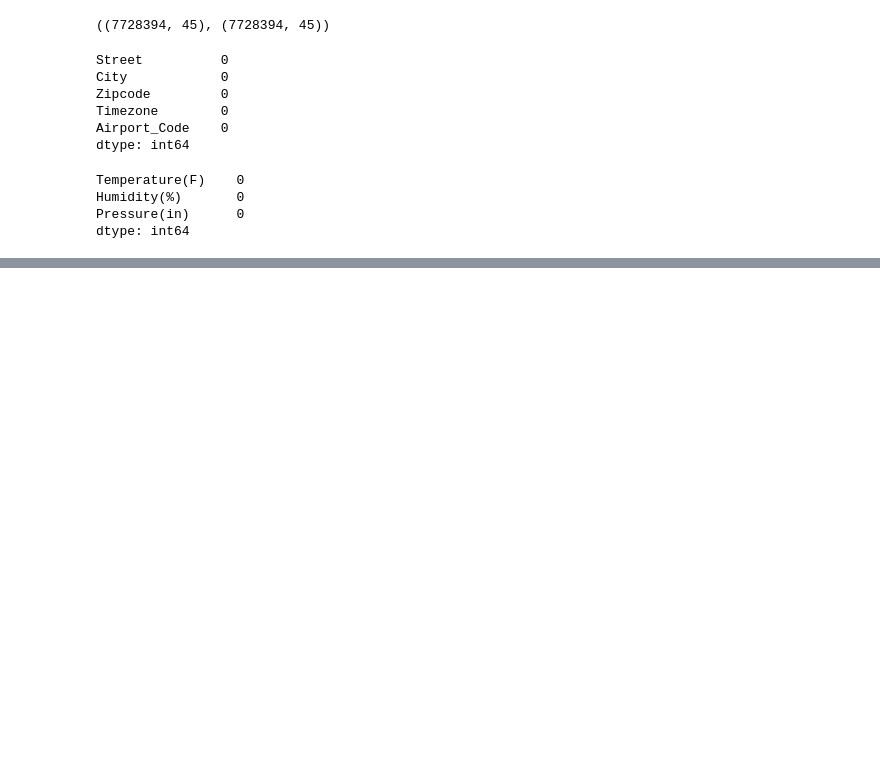
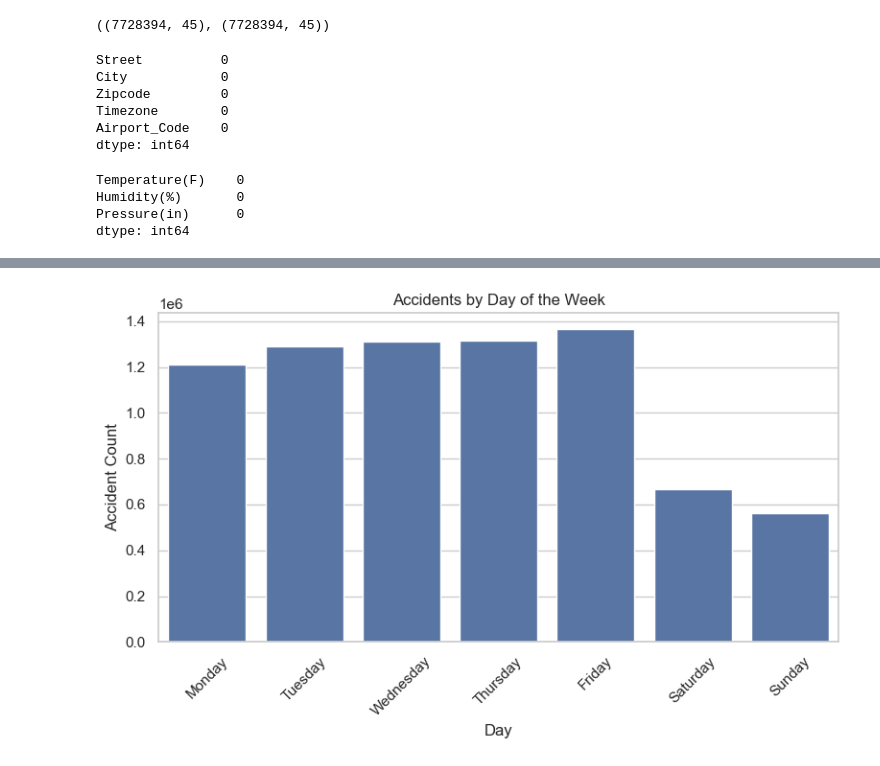
Before and after one commit to Bhoomika26M/RoadSafeAnalytics_Infosys, a Jupyter notebook: analysis.ipynb, the cells around one changed output, grey strips where cells are left out. Saved outputs shown, nothing was run; the diff lists cells and outputs as text; code cells hidden in the pictures; blank space fills up the shorter version.

```diff
--- a/analysis.ipynb
+++ b/analysis.ipynb
@@ -153,0 +182,14 @@ dtype: int64
+# %%
+#  Accidents by Day of Week
+
+plt.figure(figsize=(8,5))
+sns.countplot(x=df['Weekday'], order=['Monday','Tuesday','Wednesday','Thursday','Friday','Saturday','Sunday'])
+
+plt.title("Accidents by Day of the Week")
+plt.xlabel("Day")
+plt.ylabel("Accident Count")
+plt.xticks(rotation=45)
+plt.tight_layout()
+plt.show()
+# %% [output]
+[figure, added]
```
Also changed, not shown: parts of 18 cells of this notebook.
